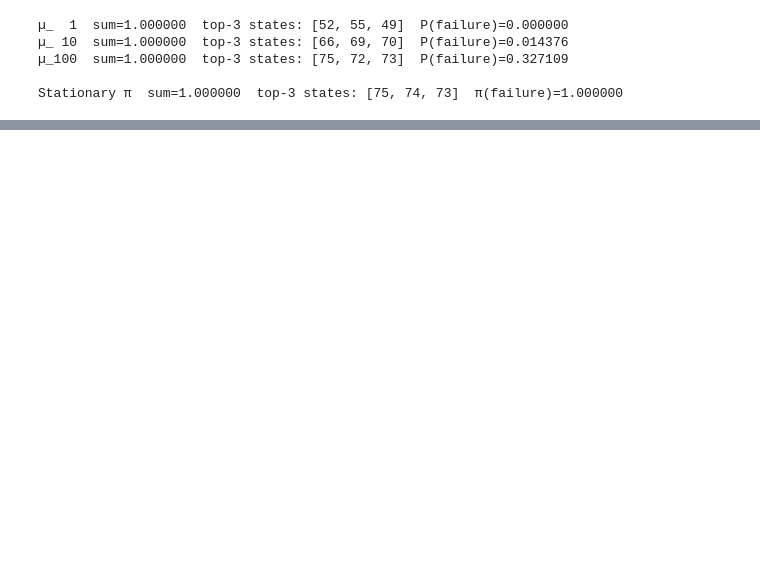
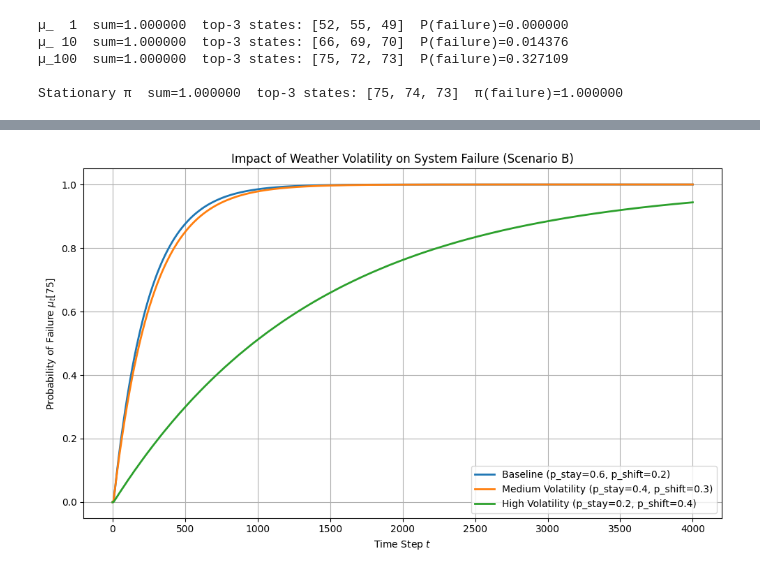
Before and after one commit to FranciscoRedondo29/PADI, a Jupyter notebook: lab1/lab1.ipynb, the cells around one changed output, grey strips where cells are left out. Saved outputs shown, nothing was run; the diff lists cells and outputs as text; code cells hidden in the pictures; blank space fills up the shorter version.

```diff
--- a/lab1/lab1.ipynb
+++ b/lab1/lab1.ipynb
@@ -186,0 +309,80 @@ Stationary π  sum=1.000000  top-3 states: [75, 74, 73]  π(failure)=1.000000
+# %%
+import numpy as np
+import matplotlib.pyplot as plt
+
+def get_volatile_weather_prob(w, w_next, p_stay, p_shift):
+    """Calculates weather transition with adjustable volatility."""
+    if w_next == w:
+        return p_stay + p_shift if (w == 0 or w == 4) else p_stay
+    elif abs(w - w_next) == 1:
+        return p_shift
+    return 0.0
+
+def build_custom_matrix(p_stay, p_shift):
+    P = np.zeros((76, 76))
+    for b in range(5):
+        for w in range(5):
+            for c in range(3):
+                current_idx = (b * 15) + (w * 3) + c
+                b_next = np.clip(b + w - c, 0, 4)
+
+                for w_next in range(5):
+                    for c_next in range(3):
+                        next_idx = (b_next * 15) + (w_next * 3) + c_next
+
+                        p_w = get_volatile_weather_prob(w, w_next, p_stay, p_shift)
+
+                        # Standard consumption (0.7 stay, 0.15 shift)
+                        p_c_stay = 0.85 if (c == 0 or c == 2) else 0.7
+                        p_c = p_c_stay if c == c_next else (0.15 if abs(c - c_next) == 1 else 0.0)
+
+                        P[current_idx, next_idx] += p_w * p_c
+
+    P[75, 75] = 1.0
+
+    for i in range(75):
+        if P[i, 0] > 0.10:
+            P[i, 0] -= 0.10
+            P[i, 75] += 0.10
+
+    return P
+
+def plot_volatility_impact():
+    s0 = 37
+    Ns = 4000
+
+    cases = [
+        (0.6, 0.2, "Baseline (p_stay=0.6, p_shift=0.2)"),
+        (0.4, 0.3, "Medium Volatility (p_stay=0.4, p_shift=0.3)"),
+        (0.2, 0.4, "High Volatility (p_stay=0.2, p_shift=0.4)")
+    ]
+
+    plt.figure(figsize=(10, 6))
+
+    for p_stay, p_shift, label in cases:
+        P = build_custom_matrix(p_stay, p_shift)
+
+        # Initialize state distribution
+        mu = np.zeros(76)
+        mu[s0] = 1.0
+
+        # Track failure probability over time using exact matrix multiplication
+        failure_probs = [mu[75]]
+        for _ in range(Ns):
+            mu = np.dot(mu, P)
+            failure_probs.append(mu[75])
+
+        plt.plot(range(Ns + 1), failure_probs, label=label, linewidth=2)
+
+    plt.title('Impact of Weather Volatility on System Failure (Scenario B)')
+    plt.xlabel('Time Step $t$')
+    plt.ylabel('Probability of Failure $\mu_t[75]$')
+    plt.legend()
+    plt.grid(True)
+    plt.tight_layout()
+    plt.show()
+
+# Run the function
+plot_volatility_impact()
+# %% [output]
+[figure, added]
```
Also changed, not shown: parts of 14 cells of this notebook, 1 other file.
